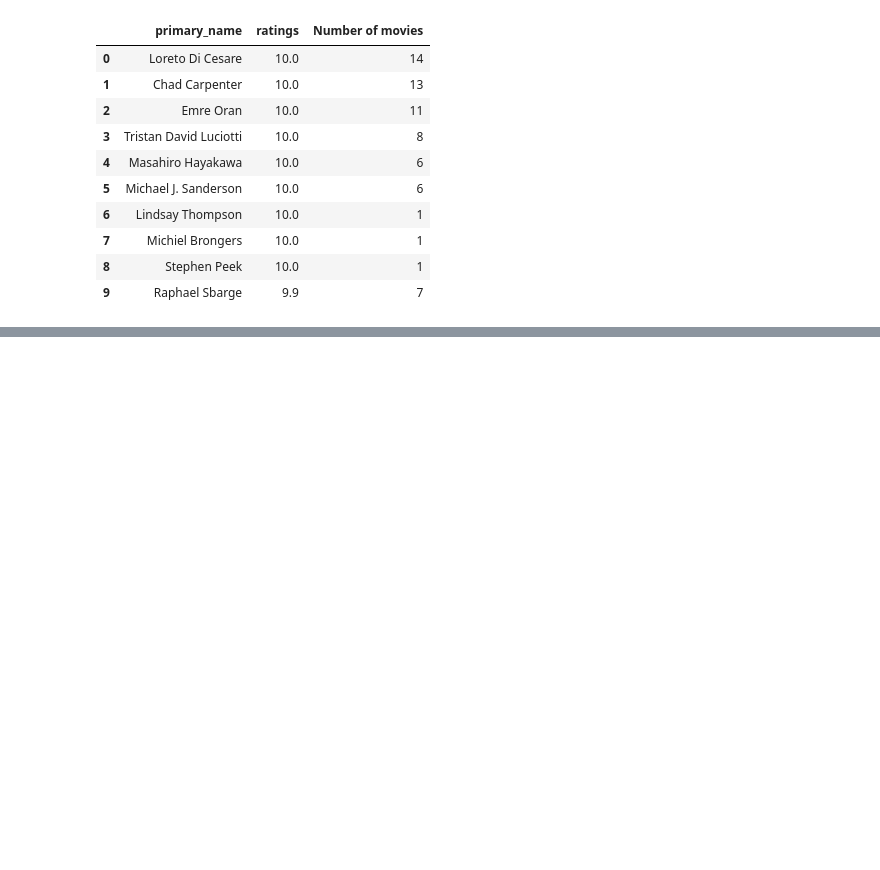
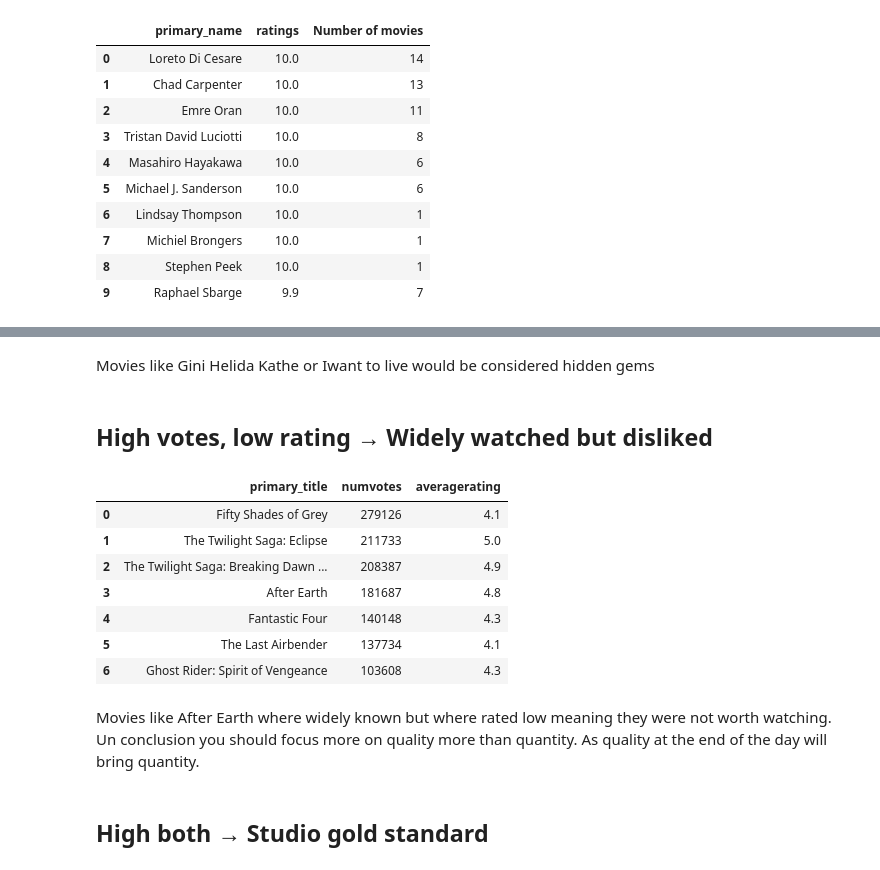
Before and after one commit to Hafsa-mohamed-Ad3n/Box-Office-Blueprint-Data-Driven-Insights-for-Microsoft-s-Movie-Studio-Launch, a Jupyter notebook: Database.ipynb, the cells around one changed output, grey strips where cells are left out. Cells and saved outputs as stored; diff of their text form; code cells hidden in the pictures; blank space fills up the shorter version.

```diff
--- a/Database.ipynb
+++ b/Database.ipynb
@@ -919,0 +971,28 @@ LIMIT 10
+# %% [markdown]
+Movies like Gini Helida Kathe or Iwant to live would be considered hidden gems
+# %% [markdown]
+## High votes, low rating → Widely watched but disliked
+# %%
+pd.read_sql("""
+SELECT primary_title, numvotes,  averagerating
+FROM movie_basics AS mb
+JOIN movie_ratings AS mr
+ON mb.movie_id = mr.movie_id
+WHERE numvotes >= 100000
+AND averagerating <= 5
+GROUP BY primary_title
+ORDER BY numvotes DESC, averagerating ASC
+""",con)
+# %% [output]
+|  | primary_title | numvotes | averagerating |
+| 0 | Fifty Shades of Grey | 279126 | 4.1 |
+| 1 | The Twilight Saga: Eclipse | 211733 | 5.0 |
+| 2 | The Twilight Saga: Breaking Dawn ... | 208387 | 4.9 |
+| 3 | After Earth | 181687 | 4.8 |
+| 4 | Fantastic Four | 140148 | 4.3 |
+| 5 | The Last Airbender | 137734 | 4.1 |
+| 6 | Ghost Rider: Spirit of Vengeance | 103608 | 4.3 |
+# %% [markdown]
+Movies like After Earth where widely known but where rated low meaning they were not worth watching. Un conclusion you should focus more on quality more than quantity. As quality at the end of the day will bring quantity.
+# %% [markdown]
+## High both → Studio gold standard
```
Also changed, not shown: parts of 9 cells of this notebook.
